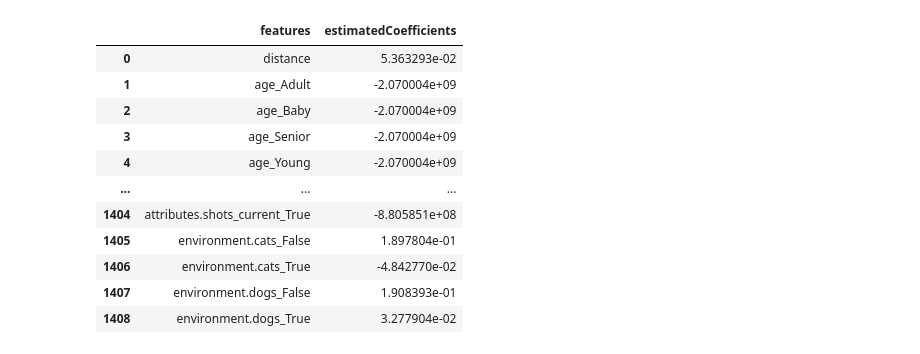
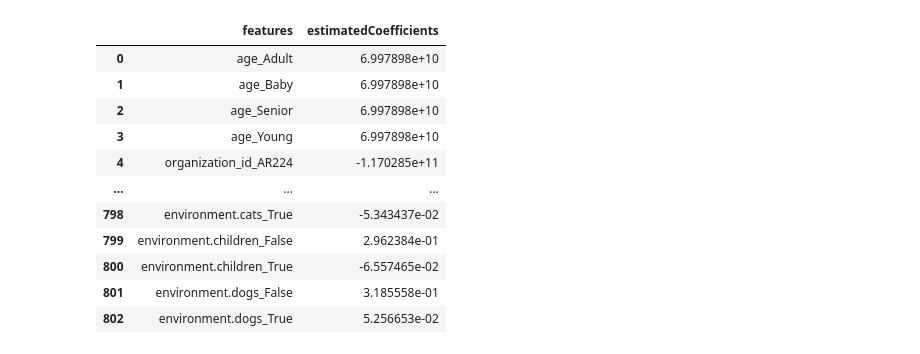
Before and after one commit to ameliakimball/insight, a Jupyter notebook: build_multivar_regression.py.ipynb, the cells around one changed output. Saved outputs shown, nothing was run; the diff lists cells and outputs as text; code cells hidden in the pictures.

```diff
--- a/build_multivar_regression.py.ipynb
+++ b/build_multivar_regression.py.ipynb
@@ -82,0 +1,14 @@ print(petdat.head())
+# %%
+import numpy as np
+import pandas as pd
+import matplotlib.pyplot as plt
+import sklearn
+import seaborn as sns
+import pickle
+import re
+
+#read in data
+petdat = pd.read_csv('backup_petdata_Jan30.csv')
+
+#print(petdat.head())
+print(list(petdat.columns))
@@ -83,55 +17,37 @@ print(petdat.head())
 # %%
+import sklearn
+from sklearn.linear_model import LinearRegression
+
 traindat = petdat[['age',
-                   'organization_id',
-                   'contact.address.city',
-                   'City',
+                   #'organization_id',
+                   #'contact.address.state',
                    'size',
-                   'coat',
-                   'distance',
-                   'colors.primary',
-                   'colors.secondary',
-                   'breeds.primary',
-                   'breeds.secondary',
-                   'breeds.mixed',
-                   'breeds.unknown',
-                   'attributes.spayed_neutered',
-                   'attributes.house_trained',
-                   'attributes.special_needs',
-                   'attributes.shots_current',
-                   'environment.cats',
+                   #'coat',
+                   #'top_ten',
+                   #'attributes.spayed_neutered',
+                  # 'attributes.house_trained',
+                   #'attributes.special_needs',
+                  # 'attributes.shots_current',
+                   #'environment.cats',
                    #'environment.children',
-                   'environment.dogs',
+                   #'environment.dogs',
                    'log_target_hour']]
-
-
-#get rid of extreme outliers in target var to prevent model problems
-#q_low = traindat["log_target_hour"].quantile(0.01)
-#q_hi  = traindat["log_target_hour"].quantile(0.99)
-#traindat = traindat[(traindat["log_target_hour"] < q_hi) & (traindat["log_target_hour"] > q_low)]
-
-#make a df 'X' of features to be used  as predictors in the model, right now all of traindat
 
 X = traindat.drop(columns = ['log_target_hour'])
 
 #one hot coding for features
 cols_to_transform = ['age',
                      'organization_id',
-                     'contact.address.city',
-                     'City',
+                     'contact.address.state',
                      'size',
                      'coat',
-                     'colors.primary',
-                     'colors.secondary',
-                     'breeds.primary',
-                     'breeds.secondary',
-                     'breeds.mixed',
-                     'breeds.unknown',
+                     'top_ten',
                      'attributes.spayed_neutered',
                      'attributes.house_trained',
                      'attributes.special_needs',
                      'attributes.shots_current',
                      'environment.cats',
-                     #'environment.children',
+                     'environment.children',
                      'environment.dogs']
 X = pd.get_dummies(X, columns = cols_to_transform)
 
@@ -140,6 +56,8 @@ lm = LinearRegression()
 
 lm.fit(X, traindat.log_target_hour)
 print(lm.score(X, traindat.log_target_hour))
+
+
 print('Coefficients: \n', lm.coef_)
 pd.DataFrame({'features': X.columns, 'estimatedCoefficients': lm.coef_})[['features', 'estimatedCoefficients']]
 # %% [output]
@@ -150,12 +81,12 @@ Coefficients:
 |  | features | estimatedCoefficients |
-| 0 | distance | 5.363293e-02 |
-| 1 | age_Adult | -2.070004e+09 |
-| 2 | age_Baby | -2.070004e+09 |
-| 3 | age_Senior | -2.070004e+09 |
-| 4 | age_Young | -2.070004e+09 |
+| 0 | age_Adult | 6.997898e+10 |
+| 1 | age_Baby | 6.997898e+10 |
+| 2 | age_Senior | 6.997898e+10 |
+| 3 | age_Young | 6.997898e+10 |
+| 4 | organization_id_AR224 | -1.170285e+11 |
 | ... | ... | ... |
-| 1404 | attributes.shots_current_True | -8.805851e+08 |
-| 1405 | environment.cats_False | 1.897804e-01 |
-| 1406 | environment.cats_True | -4.842770e-02 |
-| 1407 | environment.dogs_False | 1.908393e-01 |
-| 1408 | environment.dogs_True | 3.277904e-02 |
+| 798 | environment.cats_True | -5.343437e-02 |
+| 799 | environment.children_False | 2.962384e-01 |
+| 800 | environment.children_True | -6.557465e-02 |
+| 801 | environment.dogs_False | 3.185558e-01 |
+| 802 | environment.dogs_True | 5.256653e-02 |
```
Also changed, not shown: parts of 3 cells of this notebook, 10 other files.
